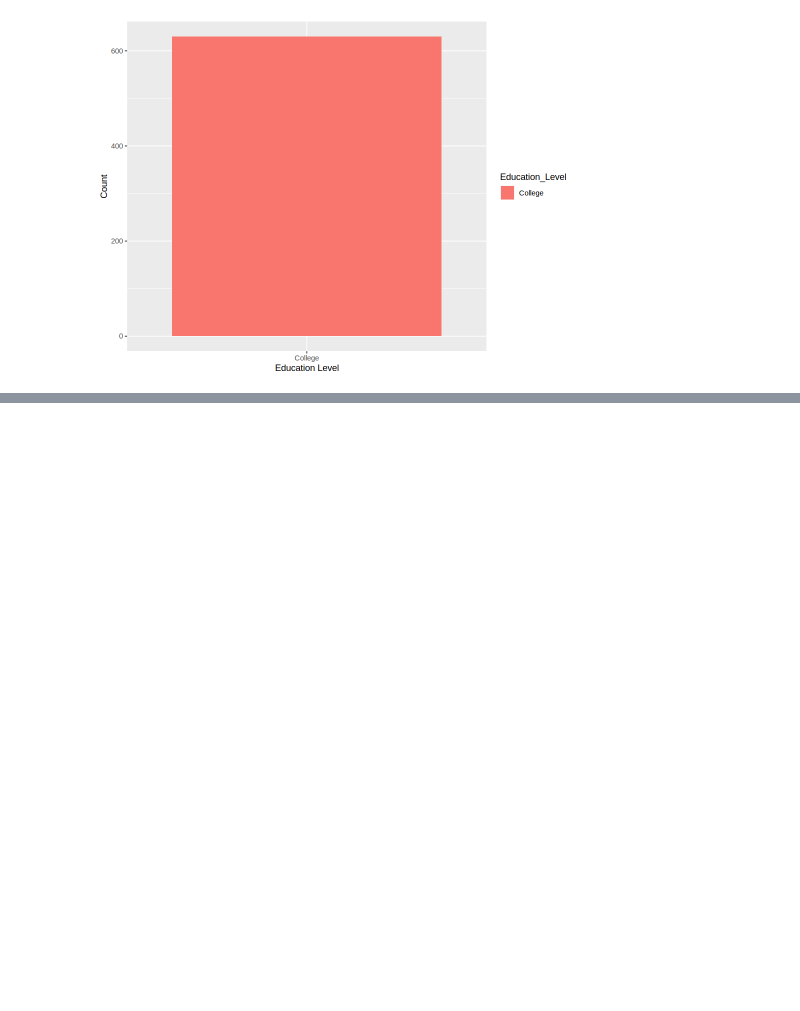
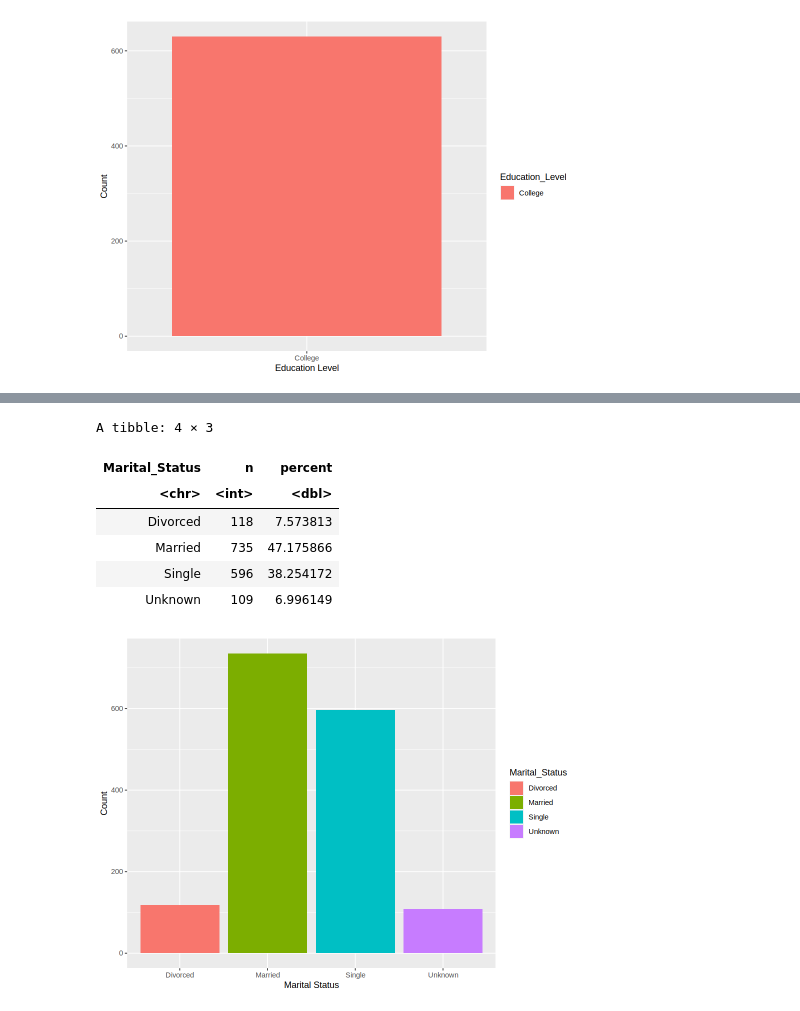
Before and after one commit to lanchiphamm/BOLT-Datathon, a Jupyter notebook: Untitled.ipynb, the cells around one changed output, grey strips where cells are left out. Saved outputs shown, nothing was run; the diff lists cells and outputs as text; code cells hidden in the pictures; blank space fills up the shorter version.

```diff
--- a/Untitled.ipynb
+++ b/Untitled.ipynb
@@ -337,0 +416,21 @@ A tibble: 1 × 3
+# %%
+#Marital Status
+ggplot(other_age_group, aes(x = Marital_Status, fill = Marital_Status)) +
+  geom_bar() +
+labs(x = "Marital Status", y = "Count")
+
+other_age_group_marital_status <- other_age_group %>%
+    group_by(Marital_Status) %>%
+    summarise(n = n(),
+           percent = n / nrow(other_age_group) * 100)
+
+other_age_group_marital_status
+# %% [output]
+A tibble: 4 × 3
+| Marital_Status | n | percent |
+| <chr> | <int> | <dbl> |
+| Divorced | 118 | 7.573813 |
+| Married | 735 | 47.175866 |
+| Single | 596 | 38.254172 |
+| Unknown | 109 | 6.996149 |
+[figure, added]
```
Also changed, not shown: parts of 9 cells of this notebook.
